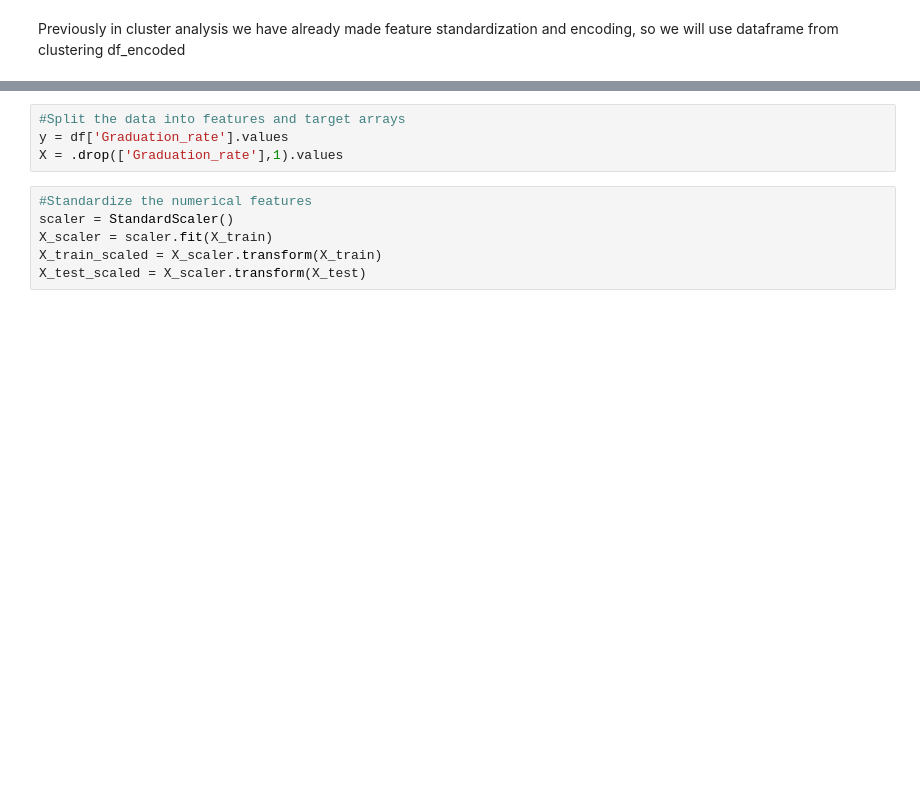
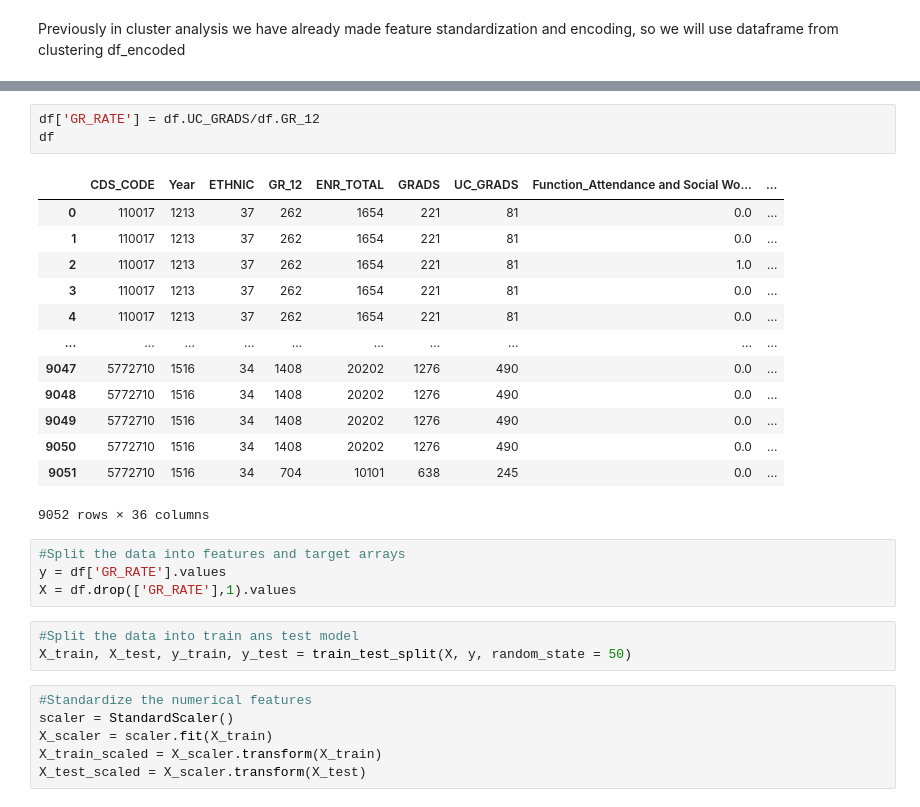
Before and after one commit to cjradomski/Final-Project, a Jupyter notebook: Prediction_model.ipynb, the cells around one changed output, grey strips where cells are left out. Drawn from its saved outputs; the diff is of its cells as text; blank space fills up the shorter version.

Commit message:
Added prediction model code based on original data

```diff
--- a/Prediction_model.ipynb
+++ b/Prediction_model.ipynb
@@ -15,7 +41,27 @@ df.head()
+# %%
+df['GR_RATE'] = df.UC_GRADS/df.GR_12
+df
+# %% [output]
+|  | CDS_CODE | Year | ETHNIC | GR_12 | ENR_TOTAL | GRADS | UC_GRADS | Function_Attendance and Social Wo... | ... |
+| 0 | 110017 | 1213 | 37 | 262 | 1654 | 221 | 81 | 0.0 | ... |
+| 1 | 110017 | 1213 | 37 | 262 | 1654 | 221 | 81 | 0.0 | ... |
+| 2 | 110017 | 1213 | 37 | 262 | 1654 | 221 | 81 | 1.0 | ... |
+| 3 | 110017 | 1213 | 37 | 262 | 1654 | 221 | 81 | 0.0 | ... |
+| 4 | 110017 | 1213 | 37 | 262 | 1654 | 221 | 81 | 0.0 | ... |
+| ... | ... | ... | ... | ... | ... | ... | ... | ... | ... |
+| 9047 | 5772710 | 1516 | 34 | 1408 | 20202 | 1276 | 490 | 0.0 | ... |
+| 9048 | 5772710 | 1516 | 34 | 1408 | 20202 | 1276 | 490 | 0.0 | ... |
+| 9049 | 5772710 | 1516 | 34 | 1408 | 20202 | 1276 | 490 | 0.0 | ... |
+| 9050 | 5772710 | 1516 | 34 | 1408 | 20202 | 1276 | 490 | 0.0 | ... |
+| 9051 | 5772710 | 1516 | 34 | 704 | 10101 | 638 | 245 | 0.0 | ... |
+9052 rows × 36 columns
 # %%
 #Split the data into features and target arrays
-y = df['Graduation_rate'].values
-X = .drop(['Graduation_rate'],1).values
+y = df['GR_RATE'].values
+X = df.drop(['GR_RATE'],1).values
+# %%
+#Split the data into train ans test model
+X_train, X_test, y_train, y_test = train_test_split(X, y, random_state = 50)
 # %%
 #Standardize the numerical features
 scaler = StandardScaler()
```
Also changed, not shown: parts of 7 cells of this notebook.
